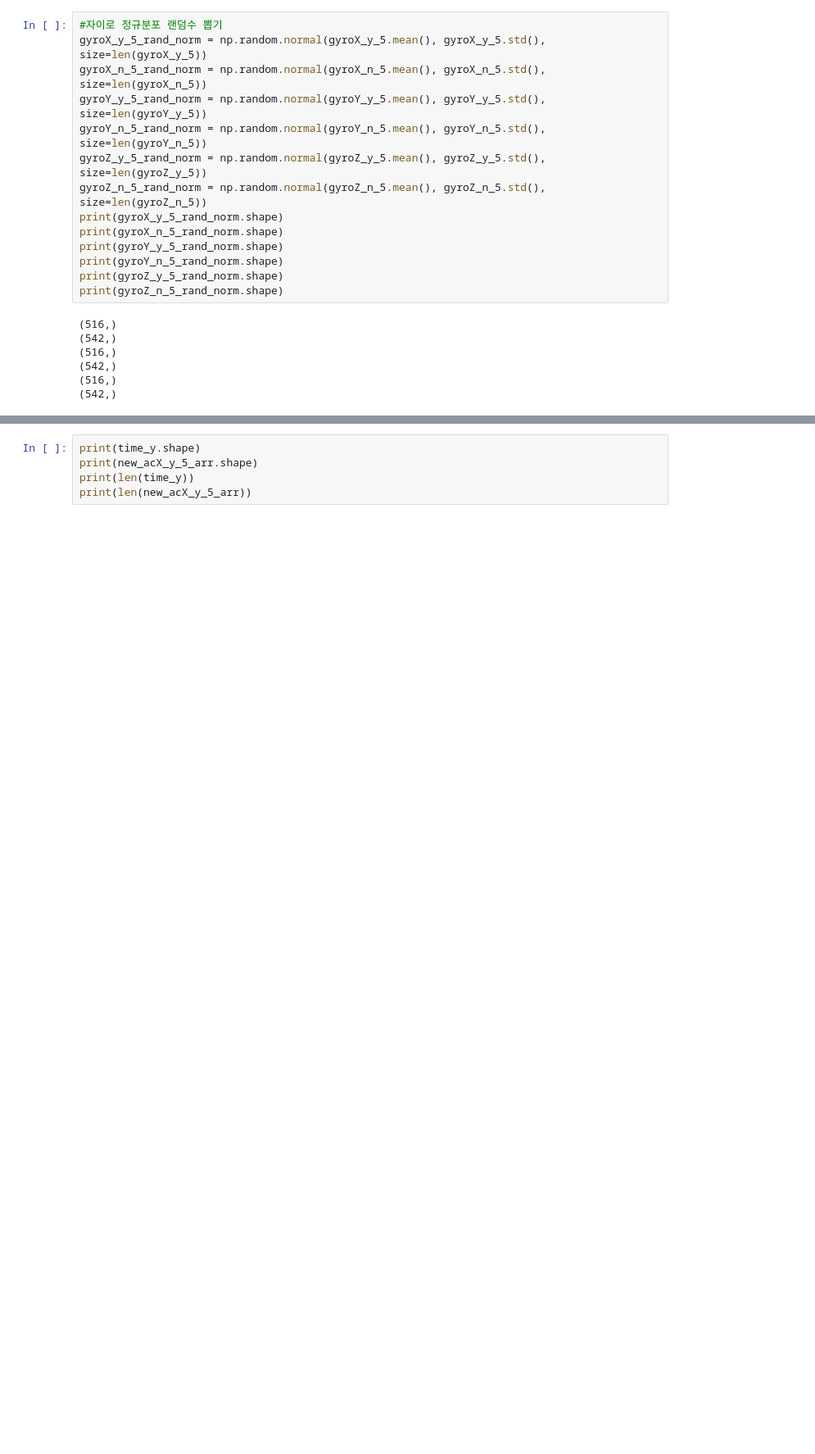
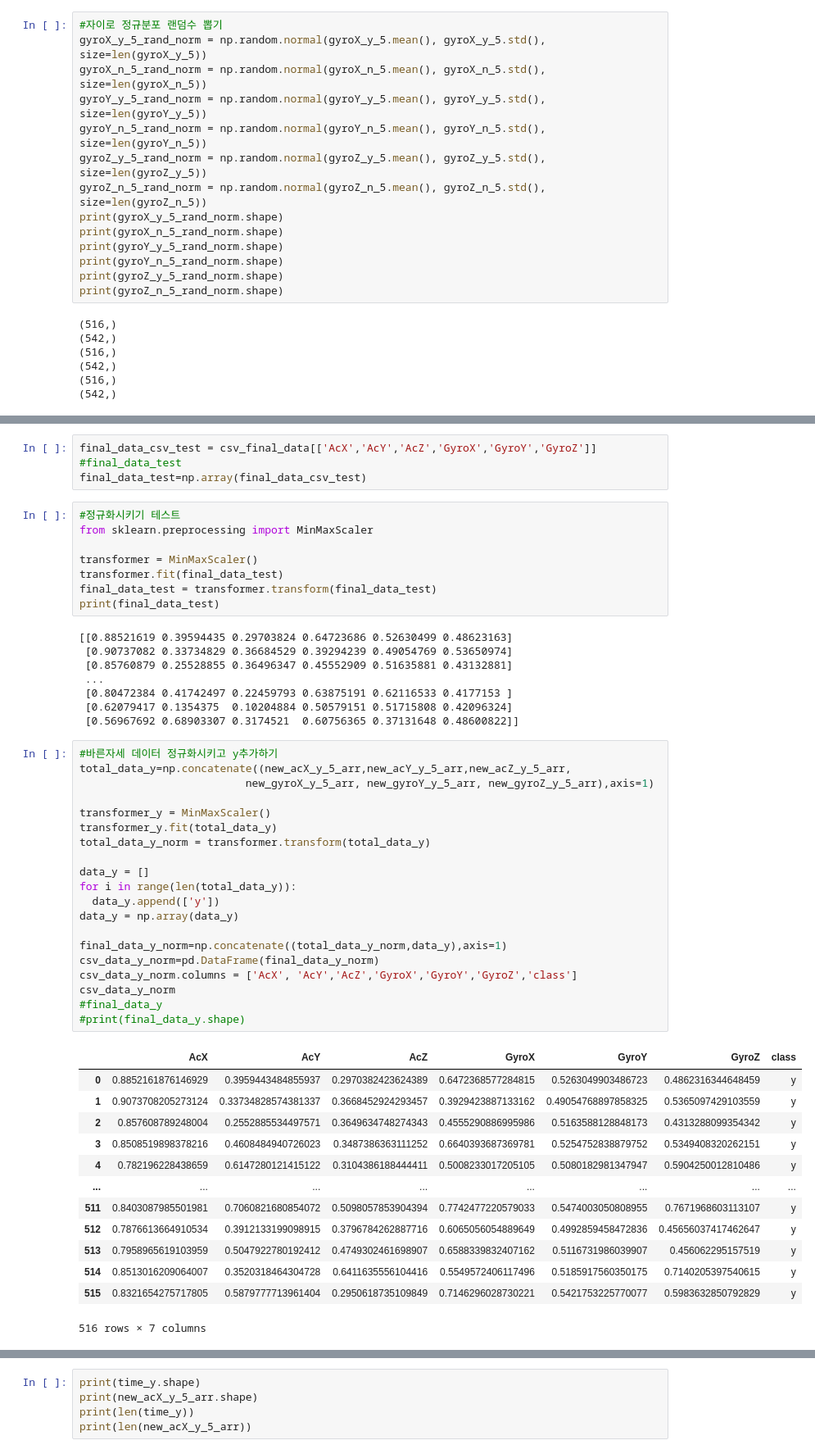
Before and after one commit to Hyolinkim/capstoneDesign_20210830, a Jupyter notebook: data_agument_ver1_2.ipynb, the cells around one changed output, grey strips where cells are left out. Shown: that part at 82% size. Drawn from its saved outputs; the diff is of its cells as text; blank space fills up the shorter version.

```diff
--- a/data_agument_ver1_2.ipynb
+++ b/data_agument_ver1_2.ipynb
@@ -399,3 +483,57 @@ csv_final_data
 | 1056 | 0.24190040321646267 | -19.418382602687128 | -24.693382670182825 | -0.9762107139966142 | -0.008020246402443088 | -0.5370145492147124 | n |
 | 1057 | -0.45722356143721266 | 12.074399830184259 | -17.374231451003354 | 1.2287267806142685 | -1.051032554087954 | -0.307145500876532 | n |
 1058 rows × 7 columns
+# %%
+final_data_csv_test = csv_final_data[['AcX','AcY','AcZ','GyroX','GyroY','GyroZ']]
+#final_data_test
+final_data_test=np.array(final_data_csv_test)
+# %%
+#정규화시키기 테스트
+from sklearn.preprocessing import MinMaxScaler
+
+transformer = MinMaxScaler()
+transformer.fit(final_data_test)
+final_data_test = transformer.transform(final_data_test)
+print(final_data_test)
+# %% [output]
+[[0.88521619 0.39594435 0.29703824 0.64723686 0.52630499 0.48623163]
+ [0.90737082 0.33734829 0.36684529 0.39294239 0.49054769 0.53650974]
+ [0.85760879 0.25528855 0.36496347 0.45552909 0.51635881 0.43132881]
+ ...
+ [0.80472384 0.41742497 0.22459793 0.63875191 0.62116533 0.4177153 ]
+ [0.62079417 0.1354375  0.10204884 0.50579151 0.51715808 0.42096324]
+ [0.56967692 0.68903307 0.3174521  0.60756365 0.37131648 0.48600822]]
+# %%
+#바른자세 데이터 정규화시키고 y추가하기
+total_data_y=np.concatenate((new_acX_y_5_arr,new_acY_y_5_arr,new_acZ_y_5_arr,
+                          new_gyroX_y_5_arr, new_gyroY_y_5_arr, new_gyroZ_y_5_arr),axis=1)
+
+transformer_y = MinMaxScaler()
+transformer_y.fit(total_data_y)
+total_data_y_norm = transformer.transform(total_data_y)
+
+data_y = []
+for i in range(len(total_data_y)):
+  data_y.append(['y'])
+data_y = np.array(data_y)
+
+final_data_y_norm=np.concatenate((total_data_y_norm,data_y),axis=1)
+csv_data_y_norm=pd.DataFrame(final_data_y_norm)
+csv_data_y_norm.columns = ['AcX', 'AcY','AcZ','GyroX','GyroY','GyroZ','class']
+csv_data_y_norm
+#final_data_y
+#print(final_data_y.shape)
+# %% [output]
+|  | AcX | AcY | AcZ | GyroX | GyroY | GyroZ | class |
+| 0 | 0.8852161876146929 | 0.3959443484855937 | 0.2970382423624389 | 0.6472368577284815 | 0.5263049903486723 | 0.4862316344648459 | y |
+| 1 | 0.9073708205273124 | 0.33734828574381337 | 0.3668452924293457 | 0.3929423887133162 | 0.49054768897858325 | 0.5365097429103559 | y |
+| 2 | 0.857608789248004 | 0.2552885534497571 | 0.3649634748274343 | 0.4555290886995986 | 0.5163588128848173 | 0.4313288099354342 | y |
+| 3 | 0.8508519898378216 | 0.4608484940726023 | 0.3487386363111252 | 0.6640393687369781 | 0.5254752838879752 | 0.5349408320262151 | y |
+| 4 | 0.782196228438659 | 0.6147280121415122 | 0.3104386188444411 | 0.5008233017205105 | 0.5080182981347947 | 0.5904250012810486 | y |
+| ... | ... | ... | ... | ... | ... | ... | ... |
+| 511 | 0.8403087985501981 | 0.7060821680854072 | 0.5098057853904394 | 0.7742477220579033 | 0.5474003050808955 | 0.7671968603113107 | y |
+| 512 | 0.7876613664910534 | 0.3912133199098915 | 0.3796784262887716 | 0.6065056054889649 | 0.4992859458472836 | 0.45656037417462647 | y |
+| 513 | 0.7958965619103959 | 0.5047922780192412 | 0.4749302461698907 | 0.6588339832407162 | 0.5116731986039907 | 0.456062295157519 | y |
+| 514 | 0.8513016209064007 | 0.3520318464304728 | 0.6411635556104416 | 0.5549572406117496 | 0.5185917560350175 | 0.7140205397540615 | y |
+| 515 | 0.8321654275717805 | 0.5879777713961404 | 0.2950618735109849 | 0.7146296028730221 | 0.5421753225770077 | 0.5983632850792829 | y |
+516 rows × 7 columns
```
Also changed, not shown: parts of 17 cells of this notebook.
